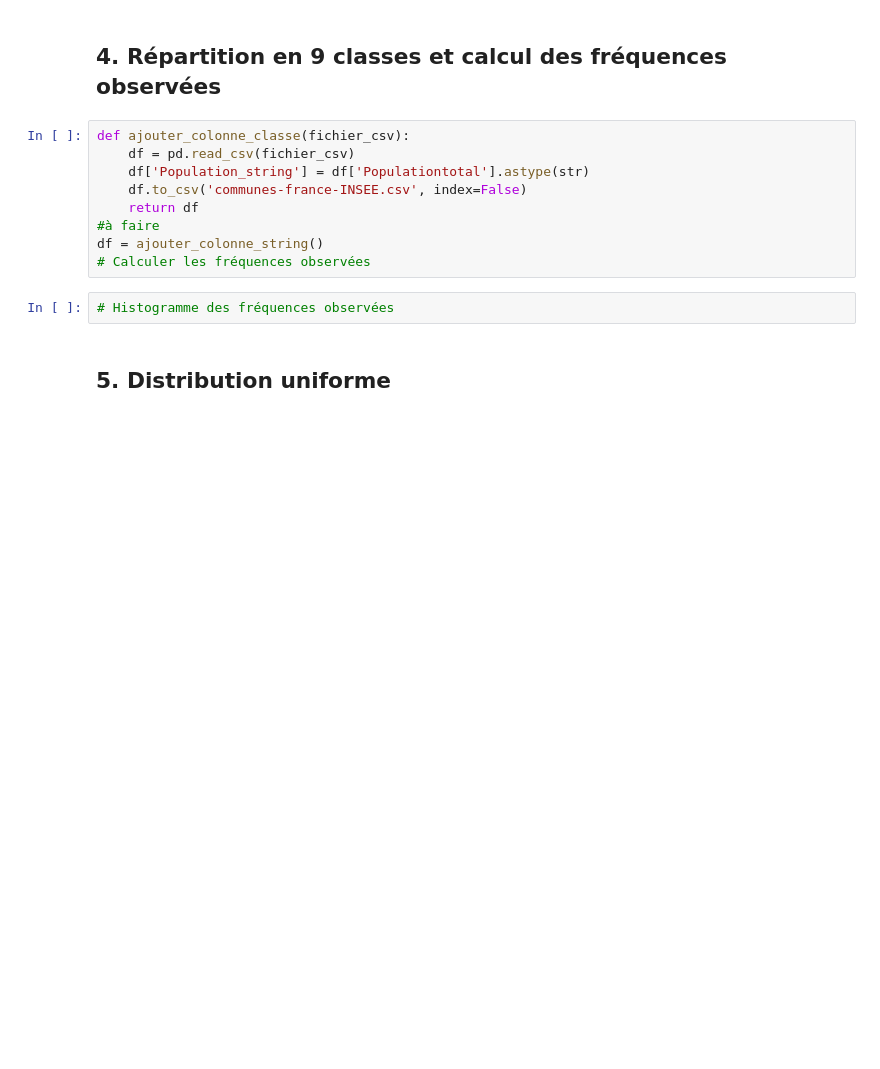
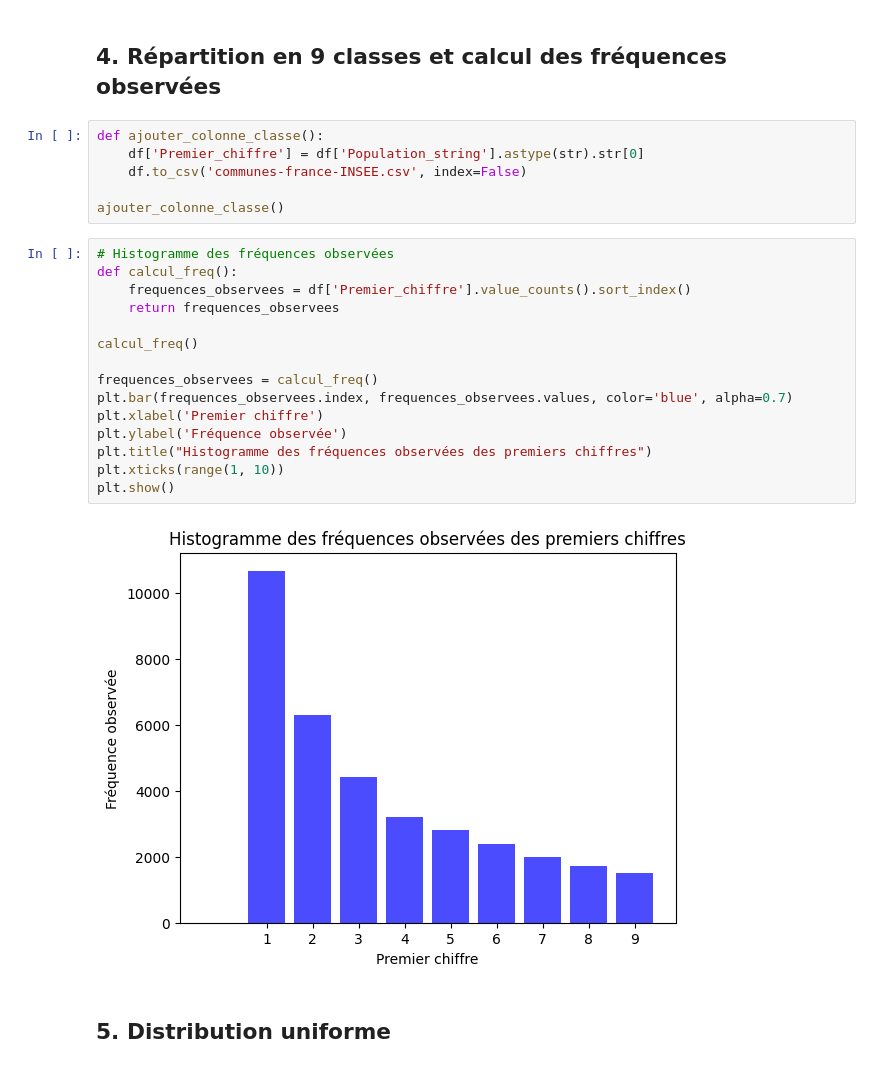
Before and after one commit to youluckk/Loi-Benford, a Jupyter notebook: Benford.ipynb, the cells around one changed output. Saved outputs shown, nothing was run; the diff lists cells and outputs as text; blank space fills up the shorter version.

```diff
--- a/Benford.ipynb
+++ b/Benford.ipynb
@@ -72,16 +72,28 @@ premier_chiffre(3)
 # %% [markdown]
 ## 4. Répartition en 9 classes et calcul des fréquences observées
 # %%
-def ajouter_colonne_classe(fichier_csv):
-    df = pd.read_csv(fichier_csv)
-    df['Population_string'] = df['Populationtotal'].astype(str)
+def ajouter_colonne_classe():
+    df['Premier_chiffre'] = df['Population_string'].astype(str).str[0]
     df.to_csv('communes-france-INSEE.csv', index=False)
-    return df
-#à faire
-df = ajouter_colonne_string()
-# Calculer les fréquences observées
+
+ajouter_colonne_classe()
 # %%
 # Histogramme des fréquences observées
+def calcul_freq():
+    frequences_observees = df['Premier_chiffre'].value_counts().sort_index()
+    return frequences_observees
+
+calcul_freq()
+
+frequences_observees = calcul_freq()
+plt.bar(frequences_observees.index, frequences_observees.values, color='blue', alpha=0.7)
+plt.xlabel('Premier chiffre')
+plt.ylabel('Fréquence observée')
+plt.title("Histogramme des fréquences observées des premiers chiffres")
+plt.xticks(range(1, 10))
+plt.show()
+# %% [output]
+[figure, added]
 # %% [markdown]
 ## 5. Distribution uniforme
 # %%
```
Also changed, not shown: 1 other file.
